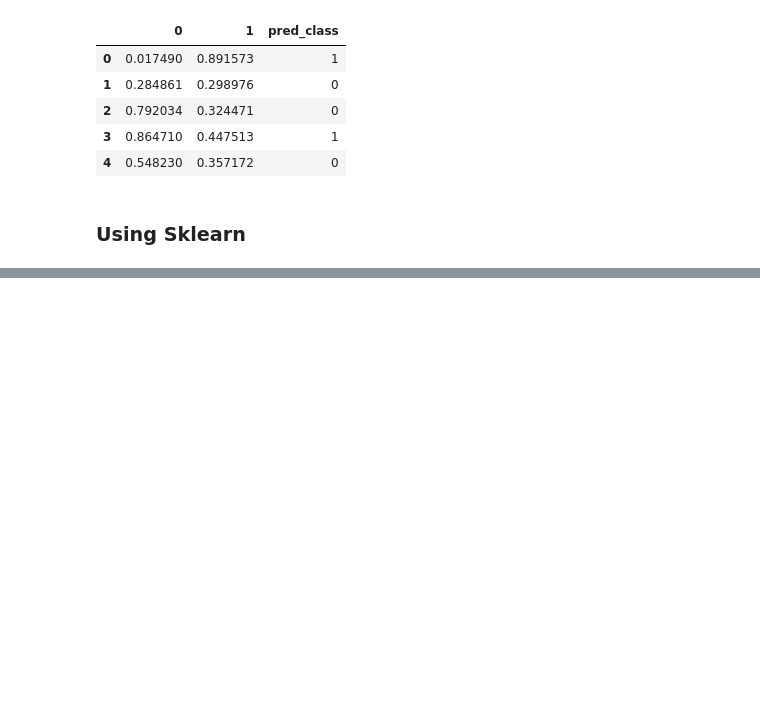
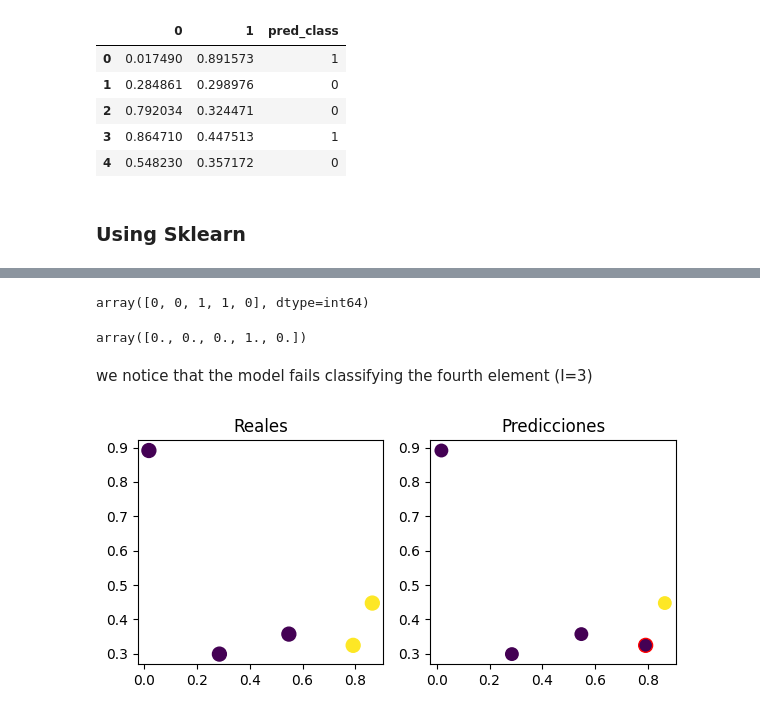
Before and after one commit to FdezAriasSara/ArtificialIntelligence, a Jupyter notebook: Machine Learning.ipynb, the cells around one changed output, grey strips where cells are left out. Drawn from its saved outputs; the diff is of its cells as text; code cells hidden in the pictures; blank space fills up the shorter version.

```diff
--- a/Machine Learning.ipynb
+++ b/Machine Learning.ipynb
@@ -156,6 +156,17 @@ def aplicar_kNN_datos_nuevos(X_test, X_train, y_train, k=3):
 # We will assume that the closest neighbors will be more similar to the example we want to classify than further ones.
 
 #First we load the data:
+
+#training data
+
+df = pd.read_csv('datos/datos01_train.csv')
+
+
+# We separate variables(x) from labels (y)
+X = df[['Variable1', 'Variable2']]
+y = df['Clase']
+
+#test data
 
 df_test = pd.read_csv('datos/datos01_test.csv')
 
@@ -252,0 +266,43 @@ array([0., 0., 0., 1., 0.])
+# %%
+y_test = pd.read_csv('datos/datos01_test_etiquetas.csv')
+#print(y_test.values)
+y_test = y_test.values.ravel()
+y_test
+# %% [output]
+array([0, 0, 1, 1, 0], dtype=int64)
+# %%
+#Make our model guess the class each data belongs to.
+y_pred = modelo.predict(X_test)
+y_pred
+# %% [output]
+array([0., 0., 0., 1., 0.])
+# %% [markdown]
+we notice that the model fails classifying the fourth element (I=3)
+# %%
+# To display two different plots inside the same figure.
+fig, axes = plt.subplots(1, 2, figsize=(6, 3))
+
+# real class plot
+axes[0].scatter(df_test['Variable1'],
+                df_test['Variable2'],
+                c=y_test,
+                s=100)
+axes[0].set_title('Reales')
+
+# class prediction plot
+
+ec = np.array(['none'] * len(df_test))
+
+ec[y_test != y_pred] = 'r' #surround by a red line each example that has not been predicted corrrectly
+# paint predictions inside their
+axes[1].scatter(df_test['Variable1'],
+                df_test['Variable2'],
+                c=y_pred,
+                s=100,
+                edgecolors=ec)
+axes[1].set_title('Predicciones')
+
+plt.tight_layout()
+plt.show()
+# %% [output]
+[figure, added]
```
Also changed, not shown: parts of 9 cells of this notebook.
